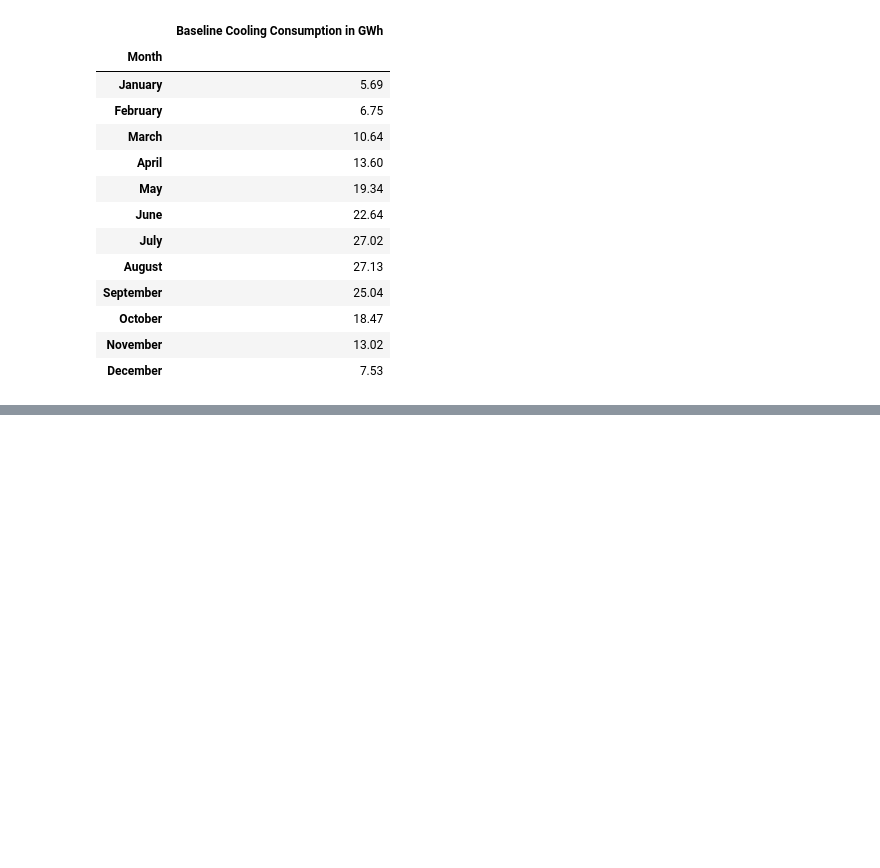
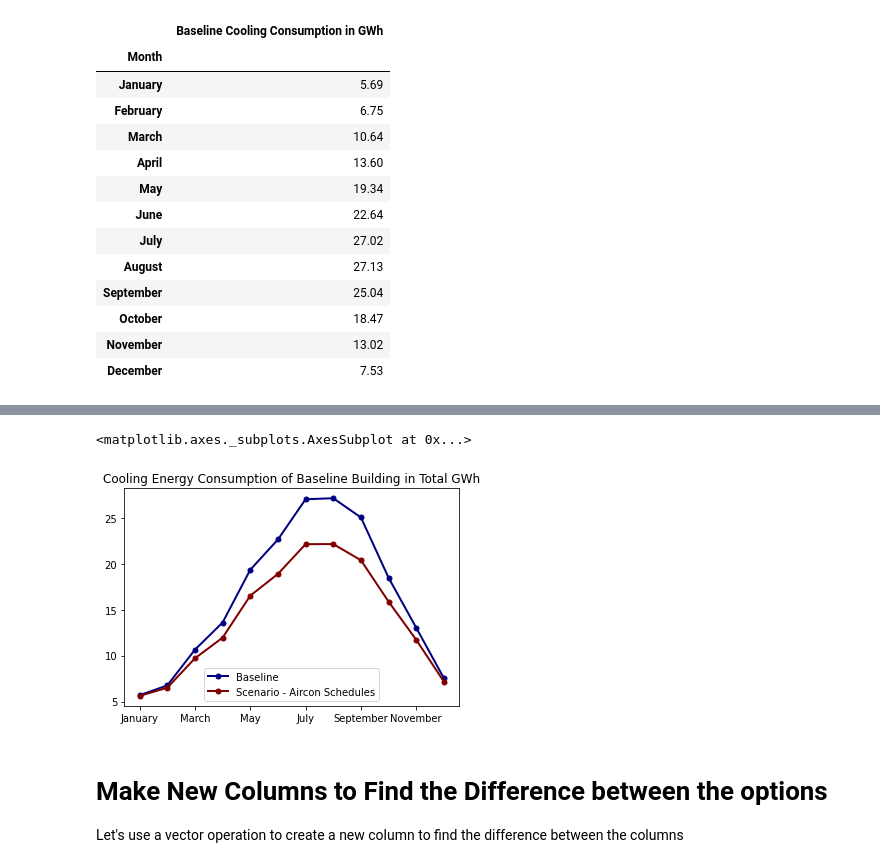
Before and after one commit to vxvrma/My-first-repository, a Jupyter notebook: Getting_Started_with_Pandas_Library.ipynb, the cells around one changed output, grey strips where cells are left out. Saved outputs shown, nothing was run; the diff lists cells and outputs as text; code cells hidden in the pictures; blank space fills up the shorter version.

```diff
--- a/Getting_Started_with_Pandas_Library.ipynb
+++ b/Getting_Started_with_Pandas_Library.ipynb
@@ -286,0 +326,2 @@ baseline_data.rename(columns={'Baseline':'Baseline Cooling Consumption in GWh'})
+# %%
+schedule_scenario = pd.read_csv("Scenario - Aircon Schedules.csv", index_col="Month")
@@ -286,0 +366,2 @@ baseline_data.rename(columns={'Baseline':'Baseline Cooling Consumption in GWh'})
+# %%
+combined_data = pd.concat([baseline_data, schedule_scenario], axis=1)
@@ -286,0 +384,10 @@ baseline_data.rename(columns={'Baseline':'Baseline Cooling Consumption in GWh'})
+# %%
+combined_data.plot(lw=2, colormap='jet', marker='.', markersize=10,
+        title='Cooling Energy Consumption of Baseline Building in Total GWh')
+# %% [output]
+<matplotlib.axes._subplots.AxesSubplot at 0x...>
+[figure, added]
+# %% [markdown]
+# Make New Columns to Find the Difference between the options
+
+Let's use a vector operation to create a new column to find the difference between the columns
```
Also changed, not shown: parts of 42 cells of this notebook.
